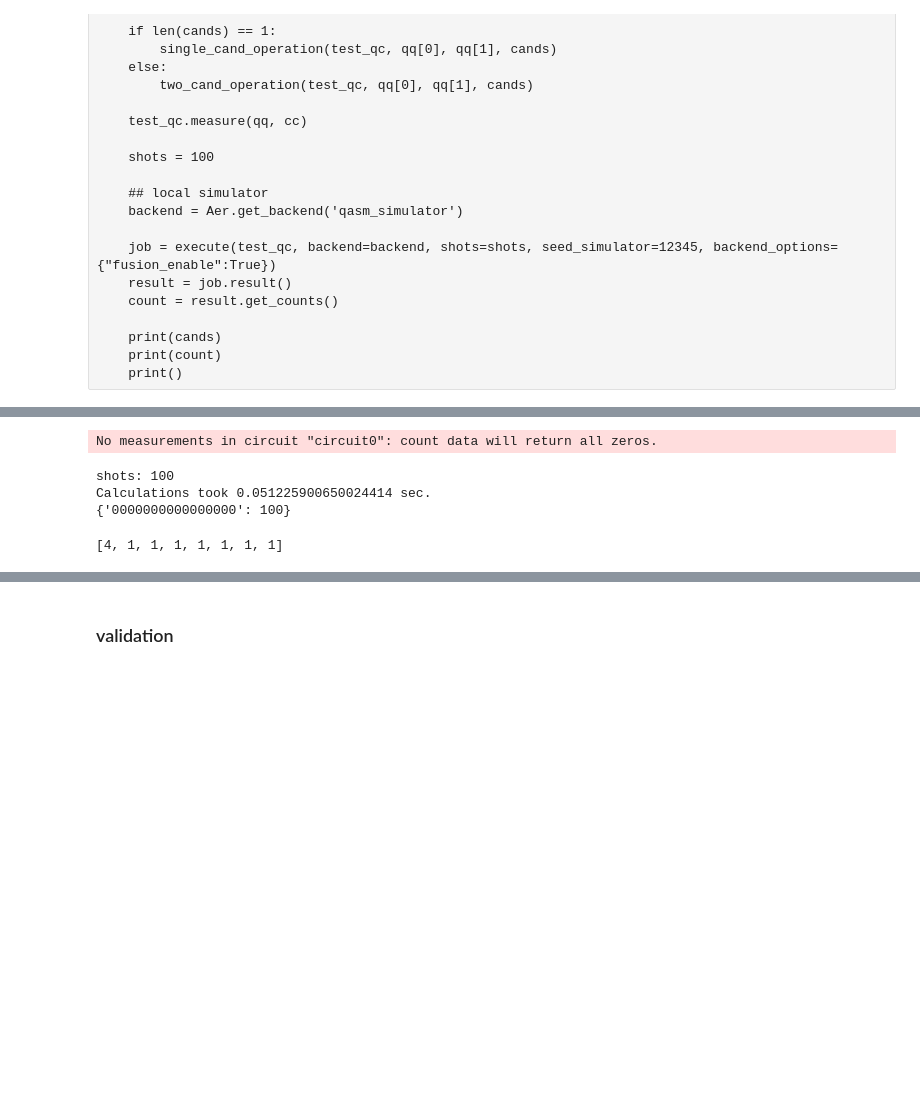
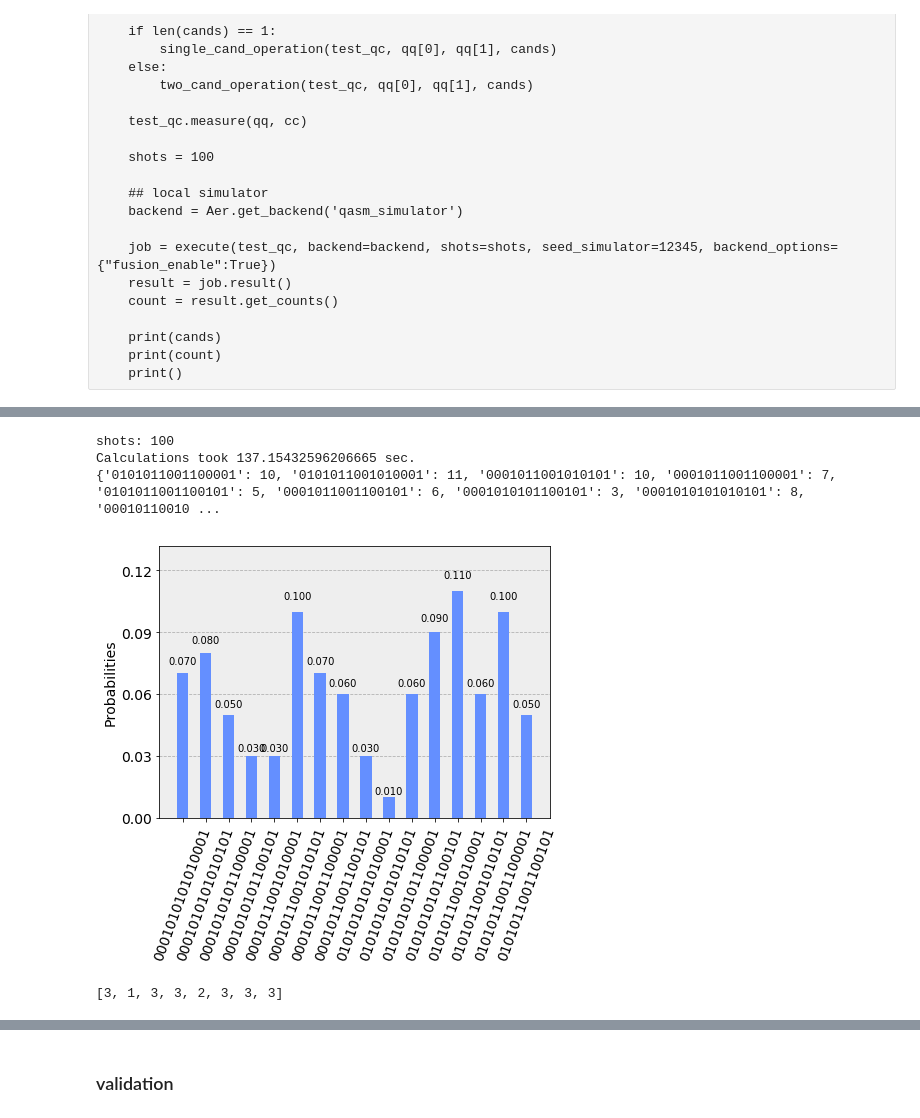
Before and after one commit to yoooopeeee/grover_sudoku, a Jupyter notebook: notebooks/ibe/sudoku_grover.ipynb, the cells around one changed output, grey strips where cells are left out. Saved outputs shown, nothing was run; the diff lists cells and outputs as text; code cells hidden in the pictures; blank space fills up the shorter version.

```diff
--- a/notebooks/ibe/sudoku_grover.ipynb
+++ b/notebooks/ibe/sudoku_grover.ipynb
@@ -331,22 +339,27 @@ shots = 100
 print("shots:", shots)
 
 ## local simulator
-backend = Aer.get_backend('qasm_simulator')
+# backend = Aer.get_backend('qasm_simulator')
 ## cloud simulator
-# provider = IBMQ.load_account()
-# backend = provider.get_backend('ibmq_qasm_simulator')
+provider = IBMQ.load_account()
+backend = provider.get_backend('ibmq_qasm_simulator')
 
-job = execute(circuit, backend=backend, shots=shots, seed_simulator=12345, backend_options={"fusion_enable":True})
+job = execute(circuit, backend=backend, shots=shots, seed_simulator=12345)
+# job = execute(circuit, backend=backend, shots=shots, seed_simulator=12345, backend_options={"fusion_enable":True})
+
 result = job.result()
 count = result.get_counts()
 time1 = time.time()
 print(f"Calculations took {time1-time0} sec.")
 print(count)
 # %% [output]
-No measurements in circuit "circuit0": count data will return all zeros.
+shots: 100
+Calculations took 137.15432596206665 sec.
+{'0101011001100001': 10, '0101011001010001': 11, '0001011001010101': 10, '0001011001100001': 7, '0101011001100101': 5, '0001011001100101': 6, '0001010101100101': 3, '0001010101010101': 8, '00010110010 ...
-shots: 100
-Calculations took 0.051225900650024414 sec.
-{'0000000000000000': 100}
+# %%
+plot_histogram(count)
+# %% [output]
+[figure, added]
 # %%
 # サンプリング結果の最頻値
 most_frequent = sorted(count.items(), key=lambda x:x[1], reverse=True)[0][0]
@@ -360,4 +373,4 @@ def convert_to_decimal(str_bin):
 solution = convert_to_decimal(most_frequent)
 print(solution)
 # %% [output]
-[4, 1, 1, 1, 1, 1, 1, 1]
+[3, 1, 3, 3, 2, 3, 3, 3]
```
Also changed, not shown: parts of 10 cells of this notebook.
